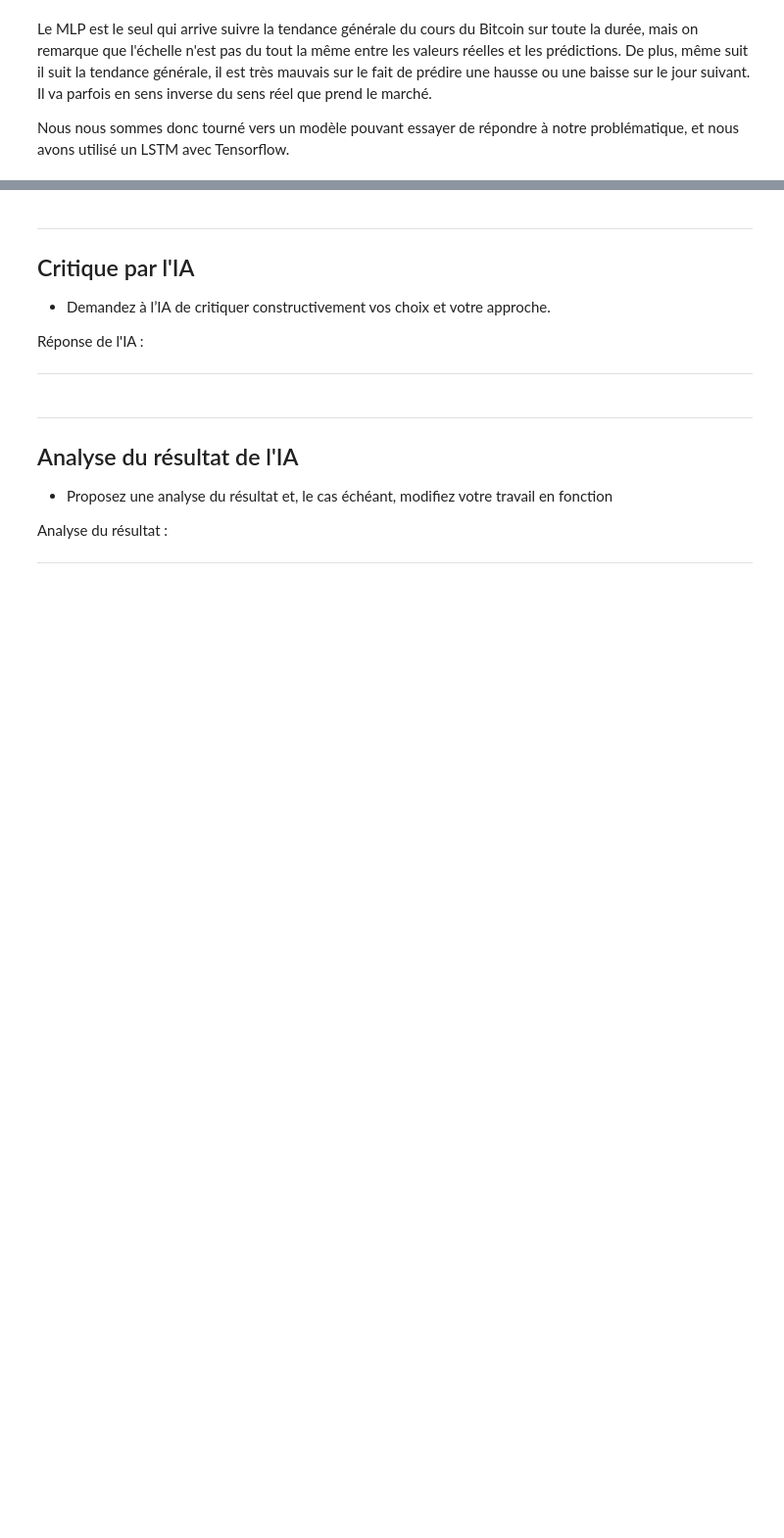
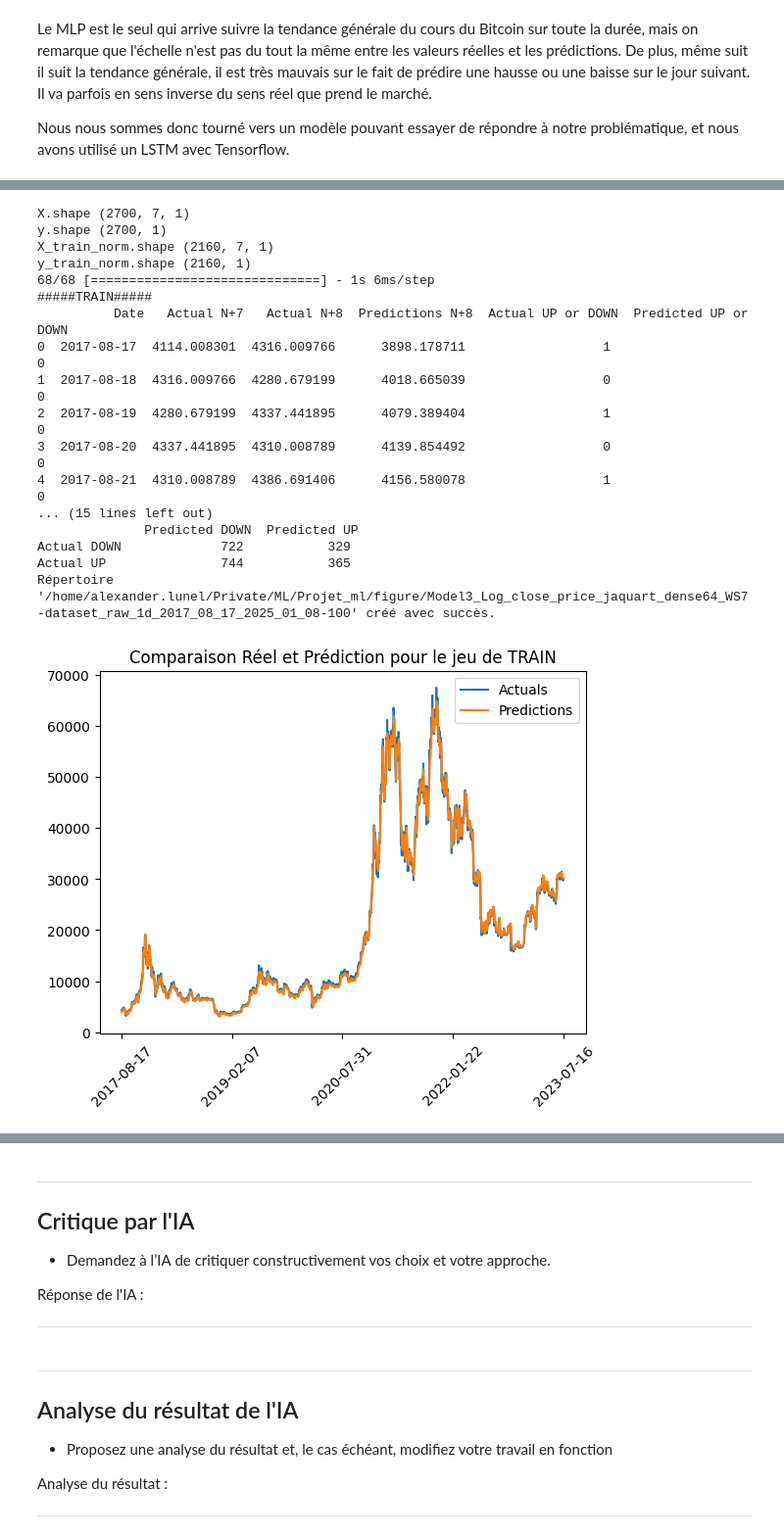
Before and after one commit to Jadorlo/Projet_ml, a Jupyter notebook: notebook/projet_ml_LUNEL_DJAREDDIR_G19.ipynb, the cells around one changed output, grey strips where cells are left out. Shown at 98% size. Drawn from its saved outputs; the diff is of its cells as text; code cells hidden in the pictures; blank space fills up the shorter version.

```diff
--- a/notebook/projet_ml_LUNEL_DJAREDDIR_G19.ipynb
+++ b/notebook/projet_ml_LUNEL_DJAREDDIR_G19.ipynb
@@ -729,0 +2007,17 @@ Nous nous sommes donc tourné vers un modèle pouvant essayer de répondre à no
+# %%
+WINDOW_SIZE = 7
+N_EPOCHS = 100
+data_name = "dataset_raw_1d_2017_08_17_2025_01_08"
+
+datasets = main_pre_processing_log_close_price(data_name, WINDOW_SIZE)
+
+model_name = f"Model3_Log_close_price_jaquart_dense64_WS{WINDOW_SIZE}"
+full_model_name = model_name+'-'+data_name+'-'+str(N_EPOCHS)
+
+X_train = datasets['TRAIN'][0][1]
+y_train = datasets['TRAIN'][0][2]
+
+X_val = datasets['VAL'][0][1]
+y_val = datasets['VAL'][0][2]
+
+main_training_model(full_model_name, X_train, y_train, X_val, y_val, WINDOW_SIZE, N_EPOCHS)
@@ -729,0 +2044,21 @@ Nous nous sommes donc tourné vers un modèle pouvant essayer de répondre à no
+# %%
+main_analyze_model_log_close_price(full_model_name, WINDOW_SIZE)
+# %% [output]
+X.shape (2700, 7, 1)
+y.shape (2700, 1)
+X_train_norm.shape (2160, 7, 1)
+y_train_norm.shape (2160, 1)
+68/68 [==============================] - 1s 6ms/step
+#####TRAIN#####
+          Date   Actual N+7   Actual N+8  Predictions N+8  Actual UP or DOWN  Predicted UP or DOWN
+0  2017-08-17  4114.008301  4316.009766      3898.178711                  1                     0
+1  2017-08-18  4316.009766  4280.679199      4018.665039                  0                     0
+2  2017-08-19  4280.679199  4337.441895      4079.389404                  1                     0
+3  2017-08-20  4337.441895  4310.008789      4139.854492                  0                     0
+4  2017-08-21  4310.008789  4386.691406      4156.580078                  1                     0
+... (15 lines left out)
+              Predicted DOWN  Predicted UP
+Actual DOWN             722           329
+Actual UP               744           365
+Répertoire '/home/alexander.lunel/Private/ML/Projet_ml/figure/Model3_Log_close_price_jaquart_dense64_WS7-dataset_raw_1d_2017_08_17_2025_01_08-100' créé avec succès.
+[figure, added]
```
Also changed, not shown: parts of 34 cells of this notebook, 4 other files.
